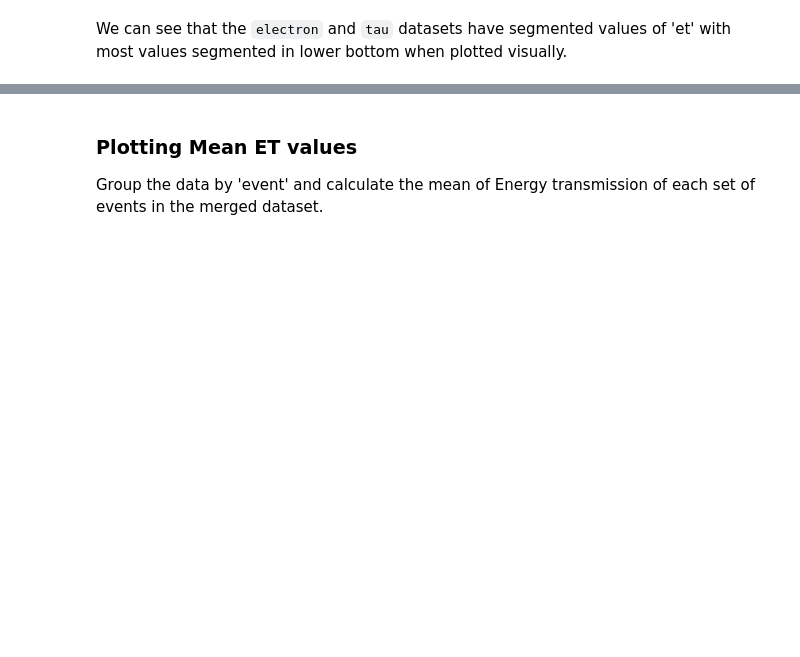
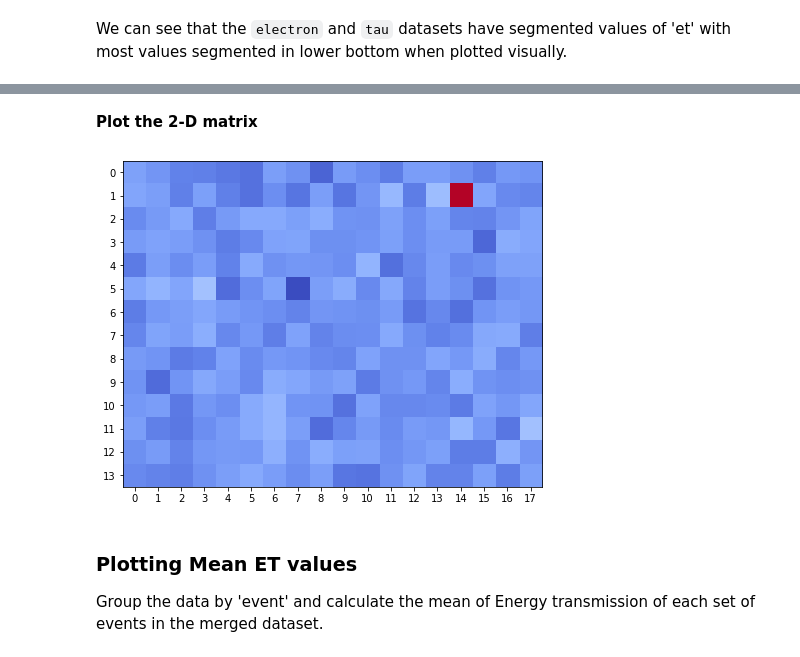
Before and after one commit to SridharaDasu/CMSMLProjectData, a Jupyter notebook: EDA_allData.ipynb, the cells around one changed output, grey strips where cells are left out. Cells and saved outputs as stored; diff of their text form; code cells hidden in the pictures; blank space fills up the shorter version.

```diff
--- a/EDA_allData.ipynb
+++ b/EDA_allData.ipynb
@@ -107,0 +191,7 @@ We can see that the `electron` and `tau` datasets have segmented values of 'et'
+# %%
+# Convert the series into a 14x18 matrix
+x_et = np.array(event_data['et'])
+matrix_et = np.asmatrix(x_et)
+
+# Resizing into size 14x18
+matrix_et.resize((14, 18))
@@ -108,3 +219,13 @@ We can see that the `electron` and `tau` datasets have segmented values of 'et'
+# %% [markdown]
+**Plot the 2-D matrix**
+# %%
+plt.figure(figsize=(18,6))
+plt.imshow(matrix_et, cmap=plt.cm.coolwarm)
+plt.yticks(range(matrix_et.shape[0]))
+plt.xticks(range(matrix_et.shape[1]));
+plt.title("ET values on a ")
+# %% [output]
+[figure, added]
 # %% [markdown]
 ### Plotting Mean ET values
 
```
Also changed, not shown: parts of 15 cells of this notebook.
